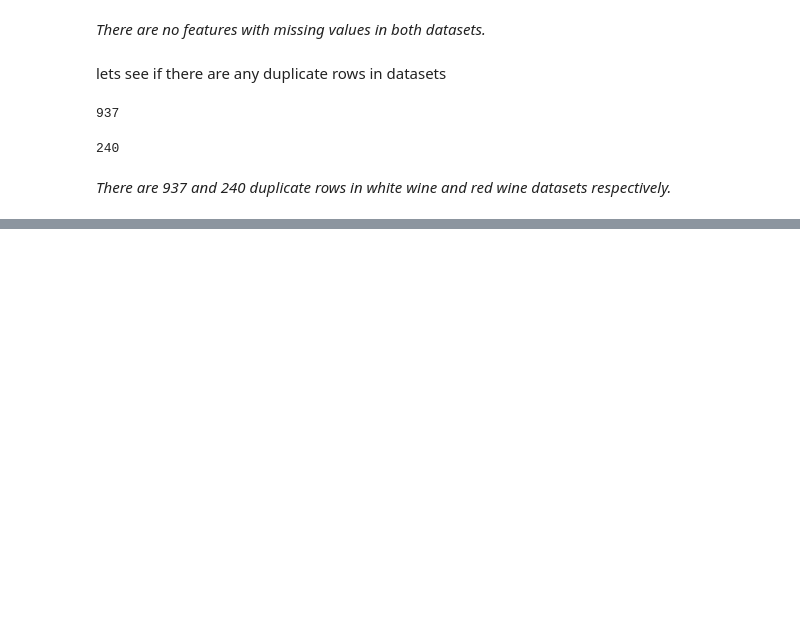
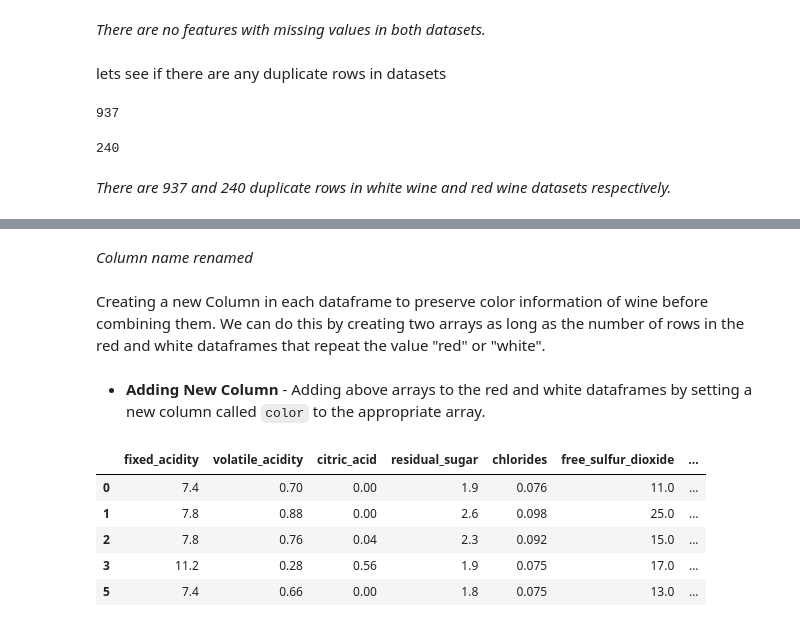
Before and after one commit to Shivam-106/Investigate-Wine-Quality-DataSet, a Jupyter notebook: investigate-wine-quality-dataset.ipynb, the cells around one changed output, grey strips where cells are left out. Drawn from its saved outputs; the diff is of its cells as text; code cells hidden in the pictures; blank space fills up the shorter version.

```diff
--- a/investigate-wine-quality-dataset.ipynb
+++ b/investigate-wine-quality-dataset.ipynb
@@ -196,0 +201,4 @@ red_df.duplicated().sum()
+# %%
+# drop duplicates
+white_df.drop_duplicates(inplace=True)
+red_df.drop_duplicates(inplace=True)
@@ -196,0 +217,3 @@ red_df.duplicated().sum()
+# %%
+#renaming column name
+red_df.rename(columns={'total_sulfur-dioxide':'total_sulfur_dioxide'}, inplace=True)
@@ -196,0 +225,25 @@ red_df.duplicated().sum()
+# %% [markdown]
+*Column name renamed*
+# %% [markdown]
+Creating a new Column in each dataframe to preserve color information of wine before combining them. We can do this by creating two arrays as long as the number of rows in the red and white dataframes that repeat the value "red" or "white".
+# %%
+# creating color array for red dataframe
+color_red = np.repeat('red', red_df.shape[0])
+
+# creating color array for white dataframe
+color_white = np.repeat('white', white_df.shape[0])
+# %% [markdown]
+* **Adding New Column** - Adding above arrays to the red and white dataframes by setting a new column called `color` to the appropriate array.
+# %%
+# add array to red dataframe
+red_df['color'] = color_red
+
+# confirm changes
+red_df.head()
+# %% [output]
+|  | fixed_acidity | volatile_acidity | citric_acid | residual_sugar | chlorides | free_sulfur_dioxide | ... |
+| 0 | 7.4 | 0.70 | 0.00 | 1.9 | 0.076 | 11.0 | ... |
+| 1 | 7.8 | 0.88 | 0.00 | 2.6 | 0.098 | 25.0 | ... |
+| 2 | 7.8 | 0.76 | 0.04 | 2.3 | 0.092 | 15.0 | ... |
+| 3 | 11.2 | 0.28 | 0.56 | 1.9 | 0.075 | 17.0 | ... |
+| 5 | 7.4 | 0.66 | 0.00 | 1.8 | 0.075 | 13.0 | ... |
```
Also changed, not shown: parts of 14 cells of this notebook.
